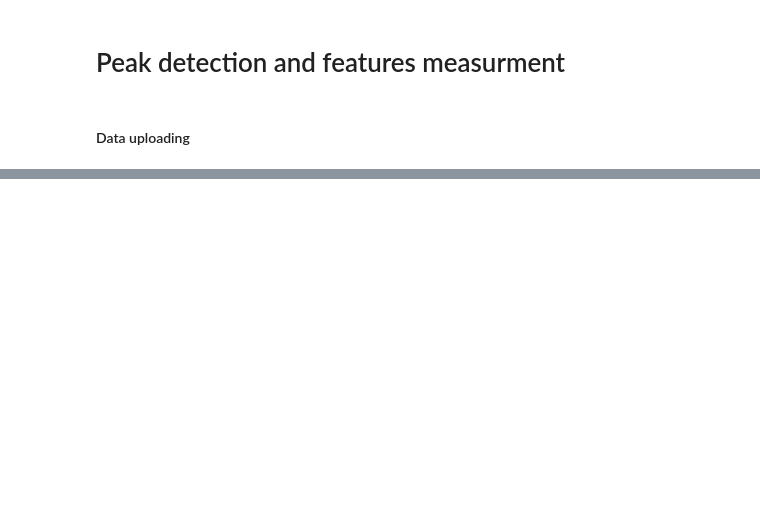
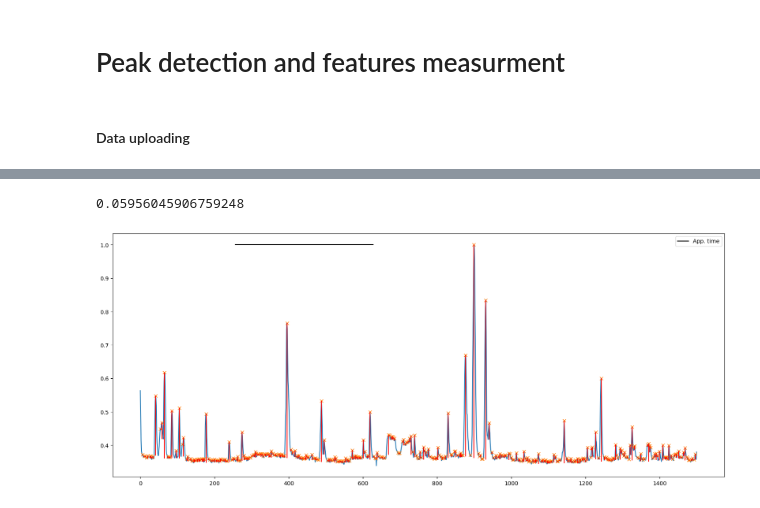
Before and after one commit to wisstock/microca, a Jupyter notebook: demo_stat.ipynb, the cells around one changed output, grey strips where cells are left out. Saved outputs shown, nothing was run; the diff lists cells and outputs as text; code cells hidden in the pictures; blank space fills up the shorter version.

```diff
--- a/demo_stat.ipynb
+++ b/demo_stat.ipynb
@@ -58,16 +50,18 @@ plt.show()
 # %%
+# https://stackoverflow.com/questions/66399486/how-to-find-out-peak-rise-and-decay
+
+app_time = range(256, 628, 1)
 comp_list = np.array(total_df.comp.unique())
 
-comp = 0
-comp_profile = np.array(total_df['profile_ddf'][total_df['comp'] == comp_list[comp]])[400:800]
+comp = 39
+comp_profile_raw = np.array(total_df['profile_raw'][total_df['comp'] == comp])
+comp_profile = comp_profile_raw/np.max(comp_profile_raw)
 
-peaks, properties = signal.find_peaks(comp_profile)
-prom = signal.peak_prominences(comp_profile, peaks, wlen=100)[0]
+def signaltonoise(a, axis=0, ddof=0):
+    a = np.asanyarray(a)
+    m = a.mean(axis)
+    sd = a.std(axis=axis, ddof=ddof)
+    return np.where(sd == 0, 0, m/sd)
 
-contour_heights = comp_profile[peaks] - prom
-plt.figure(figsize=(15, 10))
-plt.plot(comp_profile)
-plt.plot(peaks, comp_profile[peaks], "x")
-plt.vlines(x=peaks, ymin=contour_heights, ymax=comp_profile[peaks], color='red')
-plt.show()
+print(signaltonoise(comp_profile))
 # %% [output]
@@ -94,0 +69,18 @@ plt.show()
+# %%
+profile_std = np.std(comp_profile)
+print(profile_std)
+
+peaks, properties = signal.find_peaks(comp_profile, height=2*profile_std)  # height=None, threshold=None, distance=None, prominence=None, width=None, wlen=None, rel_height=0.5, plateau_size=None
+prom = signal.peak_prominences(comp_profile, peaks, wlen=100)[0]
+
+contour_heights = comp_profile[peaks] - prom
+plt.figure(figsize=(20, 8))
+plt.plot(comp_profile)
+plt.plot(peaks, comp_profile[peaks], "x")
+plt.plot(app_time, [np.max(comp_profile)] * len(app_time), label='App. time', color='k')
+plt.vlines(x=peaks, ymin=contour_heights, ymax=comp_profile[peaks], color='red')
+plt.legend()
+plt.show()
+# %% [output]
+0.05956045906759248
+[figure, added]
```
Also changed, not shown: parts of 6 cells of this notebook.
